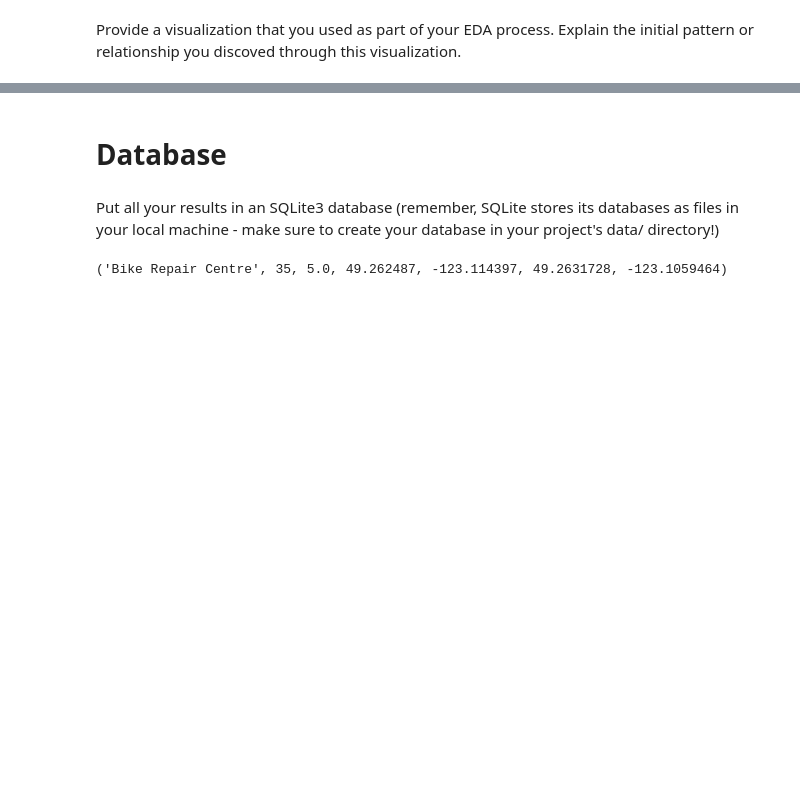
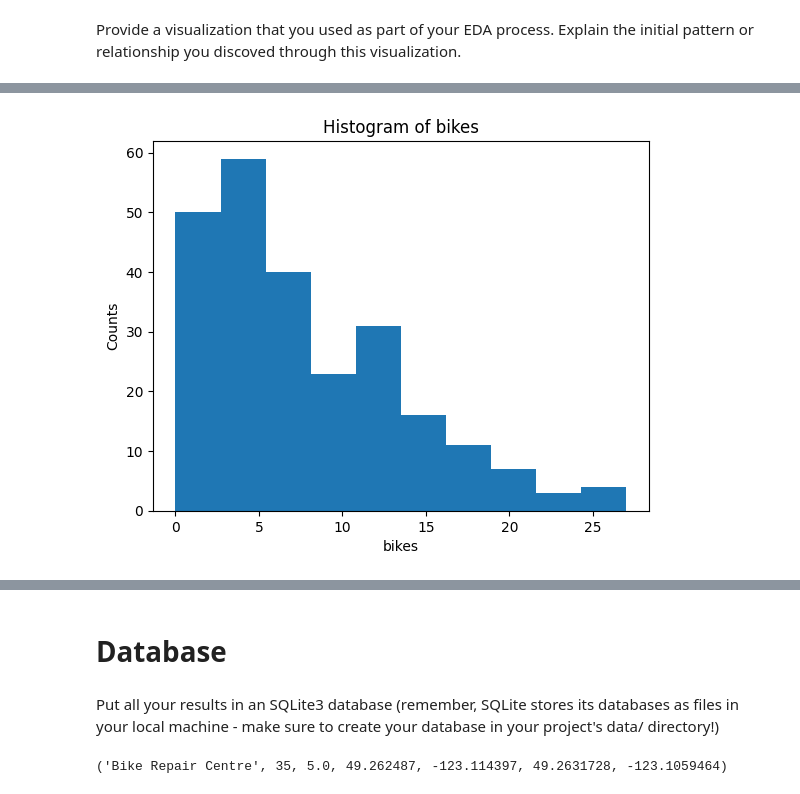
Before and after one commit to AlexUdekwu/Statistical-modelling-project, a Jupyter notebook: notebooks/joining_data.ipynb, the cells around one changed output, grey strips where cells are left out. Cells and saved outputs as stored; diff of their text form; code cells hidden in the pictures; blank space fills up the shorter version.

```diff
--- a/notebooks/joining_data.ipynb
+++ b/notebooks/joining_data.ipynb
@@ -6,0 +22,2 @@ combined_df = pd.read_csv("bike_and_yelp_df.csv")
+# %%
+fs_table=pd.read_csv("fs_table.csv")
@@ -6,0 +38,3 @@ combined_df = pd.read_csv("bike_and_yelp_df.csv")
+# %%
+fs_table.rename(columns = {'geocodes.drop_off.latitude':'latitude','geocodes.drop_off.longitude':'longitude'}, inplace = True)
+fs_table
@@ -6,0 +53,3 @@ combined_df = pd.read_csv("bike_and_yelp_df.csv")
+# %%
+yelps_table=pd.read_csv("yelps_table.csv")
+yelps_table
@@ -6,0 +61,3 @@ combined_df = pd.read_csv("bike_and_yelp_df.csv")
+# %%
+df_combine = pd.concat([citybikestable, fs_table, yelps_table], ignore_index=True, sort = False)
+df_combine
@@ -8,0 +110,18 @@ Provide a visualization that you used as part of your EDA process. Explain the i
+# %%
+
+import matplotlib.pyplot as plt
+
+# Create Figure and Axes objects with which to do your plotting
+fig, ax = plt.subplots()
+
+# Plot the data using one of Matplotlib's plotting functions
+ax.hist(df_combine['bikes'])
+
+# Customize other aspects of the plot
+ax.set_title('Histogram of bikes')
+ax.set_xlabel('bikes')
+ax.set_ylabel('Counts')
+
+# Display the plot
+plt.show()
+# %% [output]
@@ -8,0 +129 @@ Provide a visualization that you used as part of your EDA process. Explain the i
+[figure, added]
```
Also changed, not shown: parts of 13 cells of this notebook, 3 other files.
